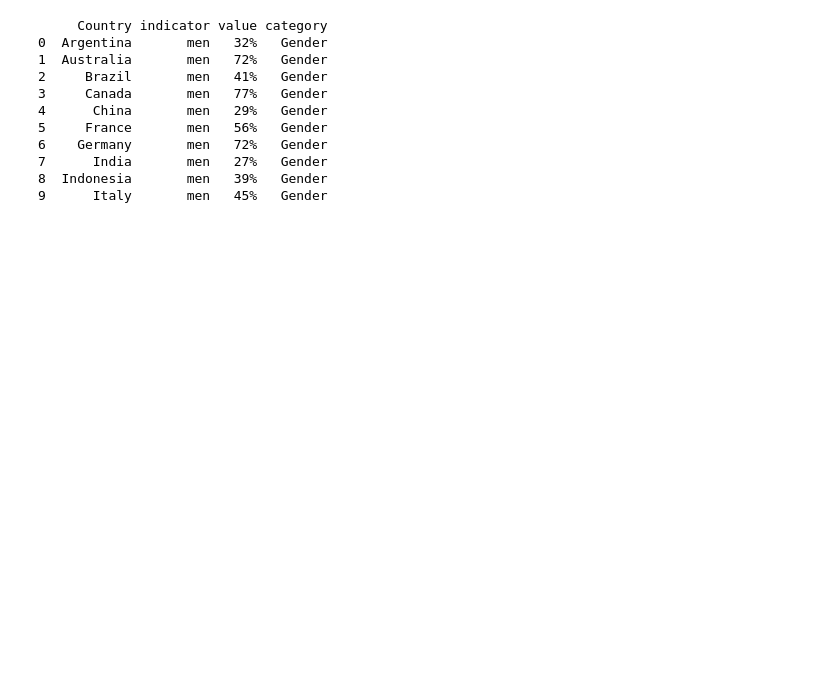
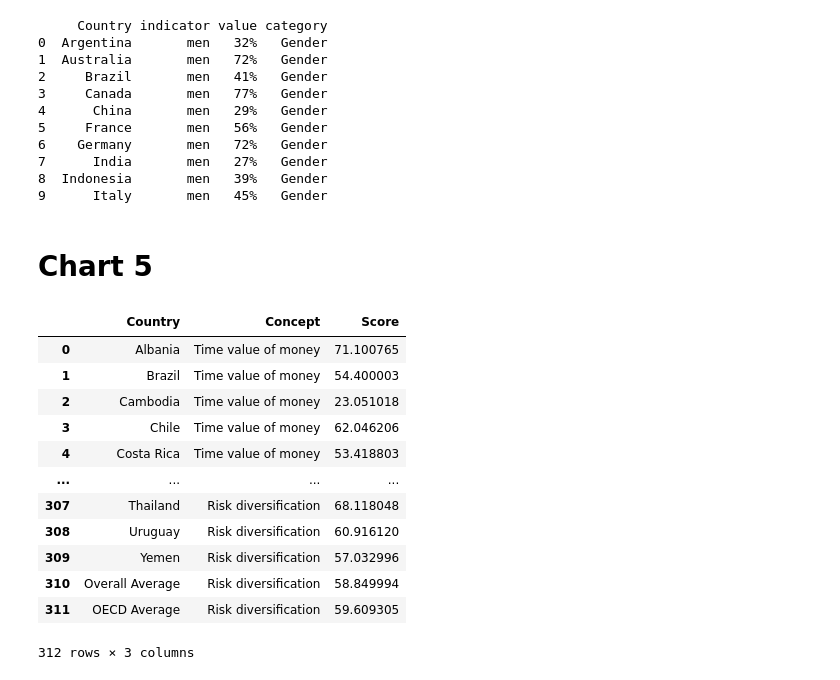
Before and after one commit to CarlosGV1208/CarlosGV1208.github.io, a Jupyter notebook: project/project.ipynb, the cells around one changed output. Saved outputs shown, nothing was run; the diff lists cells and outputs as text; code cells hidden in the pictures; blank space fills up the shorter version.

```diff
--- a/project/project.ipynb
+++ b/project/project.ipynb
@@ -391,3 +391,36 @@ print(df_long.head(10))
 7      India       men   27%   Gender
 8  Indonesia       men   39%   Gender
 9      Italy       men   45%   Gender
+# %% [markdown]
+# Chart 5
+# %%
+df = pd.read_csv('p5/p5.csv')
+# %%
+df = df.rename(columns={'Country or Economy': 'Country'})
+# %%
+# 3. Transformar de Wide a Long Format (Melt)
+# Esto pone todos los conceptos en una sola columna llamada 'Concept'
+df_long = df.melt(
+    id_vars=['Country'],
+    var_name='Concept',
+    value_name='Score'
+)
+# %%
+# 4. Asegurar que los Scores sean numéricos
+df_long['Score'] = pd.to_numeric(df_long['Score'], errors='coerce')
+# %%
+df_long
+# %% [output]
+|  | Country | Concept | Score |
+| 0 | Albania | Time value of money | 71.100765 |
+| 1 | Brazil | Time value of money | 54.400003 |
+| 2 | Cambodia | Time value of money | 23.051018 |
+| 3 | Chile | Time value of money | 62.046206 |
+| 4 | Costa Rica | Time value of money | 53.418803 |
+| ... | ... | ... | ... |
+| 307 | Thailand | Risk diversification | 68.118048 |
+| 308 | Uruguay | Risk diversification | 60.916120 |
+| 309 | Yemen | Risk diversification | 57.032996 |
+| 310 | Overall Average | Risk diversification | 58.849994 |
+| 311 | OECD Average | Risk diversification | 59.609305 |
+312 rows × 3 columns
```
Also changed, not shown: parts of 1 cell of this notebook, 3 other files.
